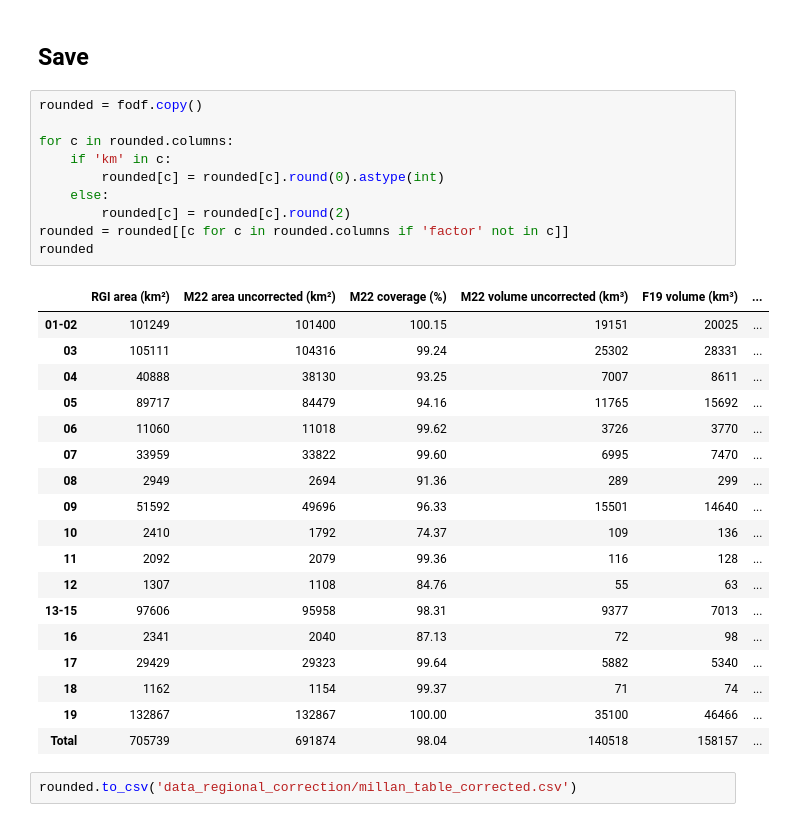
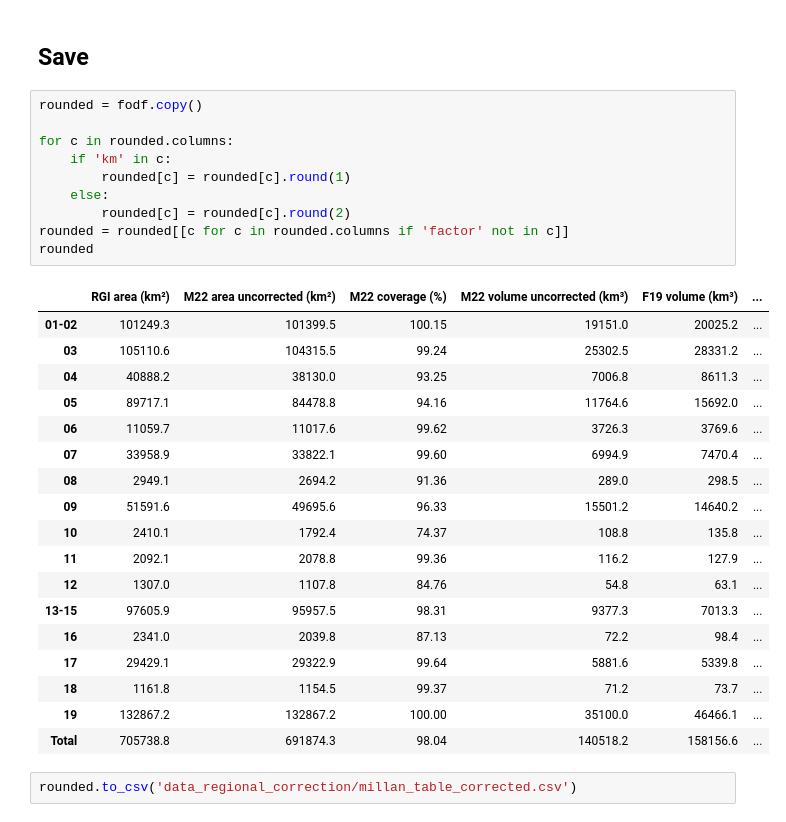
Before and after one commit to fmaussion/global_glacier_volume_paper, a Jupyter notebook: millan_regional_volume_scaling.ipynb, the cells around one changed output. Saved outputs shown, nothing was run; the diff lists cells and outputs as text.

Commit message:
better rounding

```diff
--- a/millan_regional_volume_scaling.ipynb
+++ b/millan_regional_volume_scaling.ipynb
@@ -660,32 +660,32 @@ fodf.round(2)
 # %%
 rounded = fodf.copy()
 
 for c in rounded.columns:
     if 'km' in c:
-        rounded[c] = rounded[c].round(0).astype(int)
+        rounded[c] = rounded[c].round(1)
     else:
         rounded[c] = rounded[c].round(2)
 rounded = rounded[[c for c in rounded.columns if 'factor' not in c]]
 rounded
 # %% [output]
 |  | RGI area (km²) | M22 area uncorrected (km²) | M22 coverage (%) | M22 volume uncorrected (km³) | F19 volume (km³) | ... |
-| 01-02 | 101249 | 101400 | 100.15 | 19151 | 20025 | ... |
-| 03 | 105111 | 104316 | 99.24 | 25302 | 28331 | ... |
-| 04 | 40888 | 38130 | 93.25 | 7007 | 8611 | ... |
-| 05 | 89717 | 84479 | 94.16 | 11765 | 15692 | ... |
-| 06 | 11060 | 11018 | 99.62 | 3726 | 3770 | ... |
-| 07 | 33959 | 33822 | 99.60 | 6995 | 7470 | ... |
-| 08 | 2949 | 2694 | 91.36 | 289 | 299 | ... |
-| 09 | 51592 | 49696 | 96.33 | 15501 | 14640 | ... |
-| 10 | 2410 | 1792 | 74.37 | 109 | 136 | ... |
-| 11 | 2092 | 2079 | 99.36 | 116 | 128 | ... |
-| 12 | 1307 | 1108 | 84.76 | 55 | 63 | ... |
-| 13-15 | 97606 | 95958 | 98.31 | 9377 | 7013 | ... |
-| 16 | 2341 | 2040 | 87.13 | 72 | 98 | ... |
-| 17 | 29429 | 29323 | 99.64 | 5882 | 5340 | ... |
-| 18 | 1162 | 1154 | 99.37 | 71 | 74 | ... |
-| 19 | 132867 | 132867 | 100.00 | 35100 | 46466 | ... |
-| Total | 705739 | 691874 | 98.04 | 140518 | 158157 | ... |
+| 01-02 | 101249.3 | 101399.5 | 100.15 | 19151.0 | 20025.2 | ... |
+| 03 | 105110.6 | 104315.5 | 99.24 | 25302.5 | 28331.2 | ... |
+| 04 | 40888.2 | 38130.0 | 93.25 | 7006.8 | 8611.3 | ... |
+| 05 | 89717.1 | 84478.8 | 94.16 | 11764.6 | 15692.0 | ... |
+| 06 | 11059.7 | 11017.6 | 99.62 | 3726.3 | 3769.6 | ... |
+| 07 | 33958.9 | 33822.1 | 99.60 | 6994.9 | 7470.4 | ... |
+| 08 | 2949.1 | 2694.2 | 91.36 | 289.0 | 298.5 | ... |
+| 09 | 51591.6 | 49695.6 | 96.33 | 15501.2 | 14640.2 | ... |
+| 10 | 2410.1 | 1792.4 | 74.37 | 108.8 | 135.8 | ... |
+| 11 | 2092.1 | 2078.8 | 99.36 | 116.2 | 127.9 | ... |
+| 12 | 1307.0 | 1107.8 | 84.76 | 54.8 | 63.1 | ... |
+| 13-15 | 97605.9 | 95957.5 | 98.31 | 9377.3 | 7013.3 | ... |
+| 16 | 2341.0 | 2039.8 | 87.13 | 72.2 | 98.4 | ... |
+| 17 | 29429.1 | 29322.9 | 99.64 | 5881.6 | 5339.8 | ... |
+| 18 | 1161.8 | 1154.5 | 99.37 | 71.2 | 73.7 | ... |
+| 19 | 132867.2 | 132867.2 | 100.00 | 35100.0 | 46466.1 | ... |
+| Total | 705738.8 | 691874.3 | 98.04 | 140518.2 | 158156.6 | ... |
 # %%
 rounded.to_csv('data_regional_correction/millan_table_corrected.csv')
 # %%
```
Also changed, not shown: 1 other file.
